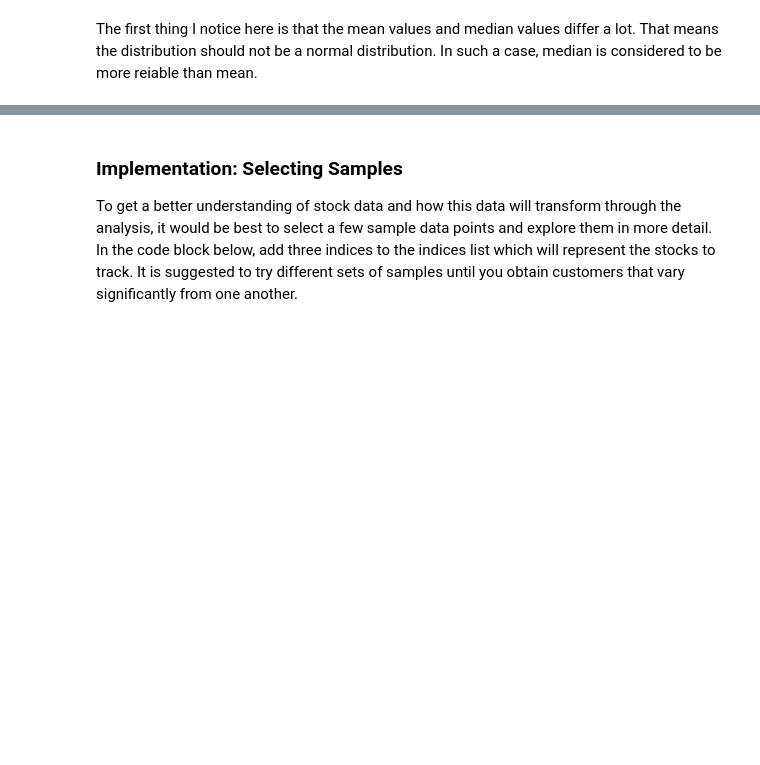
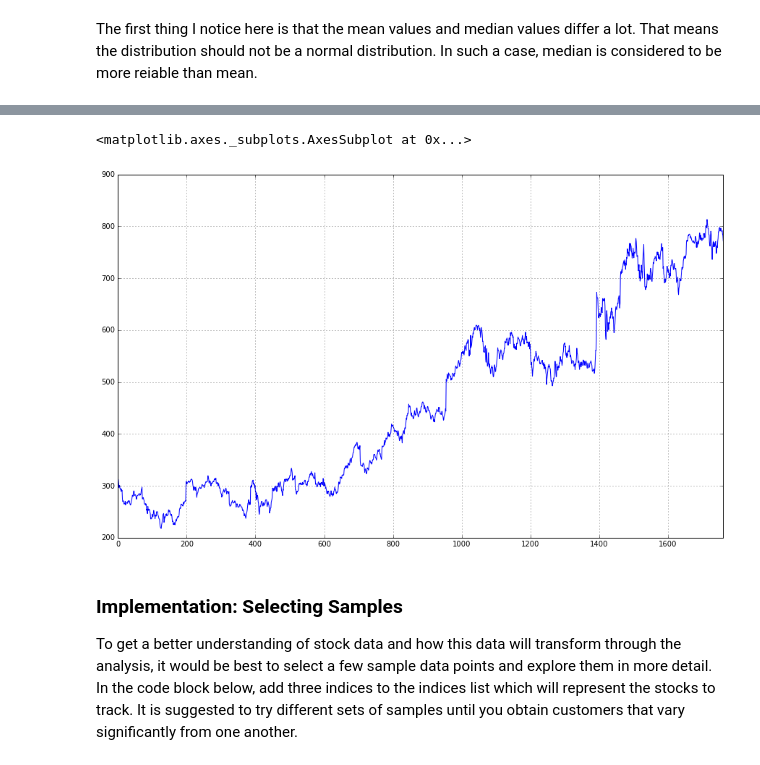
Before and after one commit to Nazanin1369/stockPredictor, a Jupyter notebook: DataRetrieval.ipynb, the cells around one changed output, grey strips where cells are left out. Drawn from its saved outputs; the diff is of its cells as text; code cells hidden in the pictures; blank space fills up the shorter version.

```diff
--- a/DataRetrieval.ipynb
+++ b/DataRetrieval.ipynb
@@ -85,3 +102,8 @@ That means the distribution should not be a normal distribution. In such a case,
+# %%
+data["Adj_Close"].plot(grid = True)
+# %% [output]
+<matplotlib.axes._subplots.AxesSubplot at 0x...>
+[figure, added]
 # %% [markdown]
 ### Implementation: Selecting Samples
 
```
Also changed, not shown: parts of 4 cells of this notebook.
